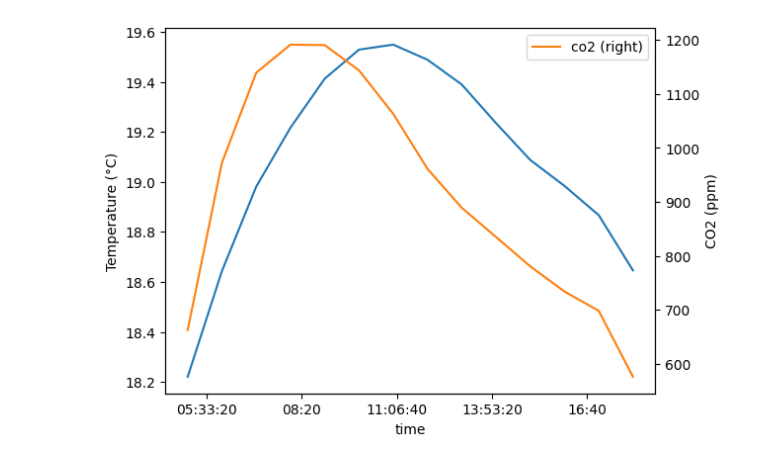
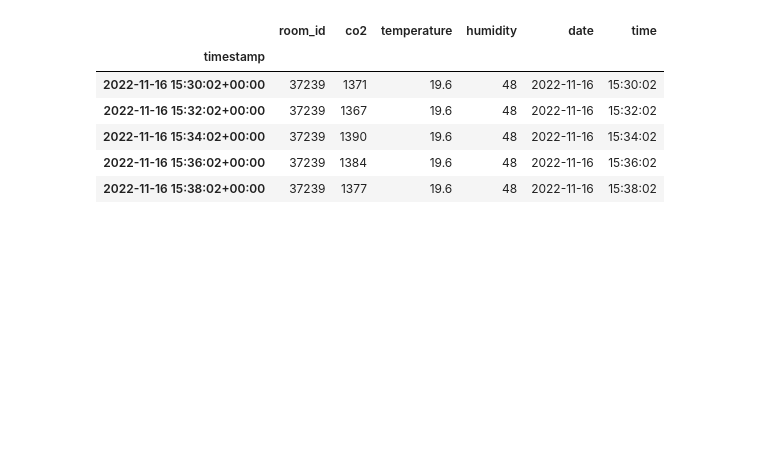
Before and after one commit to jekabsGritans/co2_dati, a Jupyter notebook: notebook.ipynb, the cells around one changed output. Drawn from its saved outputs; the diff is of its cells as text; code cells hidden in the pictures; blank space fills up the shorter version.

Commit message:
plots

```diff
--- a/notebook.ipynb
+++ b/notebook.ipynb
@@ -12,32 +15,18 @@ df.head()
-# %%
-import matplotlib.pyplot as plt
-df_30 = df.copy()
-df_30.drop('room_id', axis=1, inplace=True)
-
-df_30['timestamp'] = pd.to_datetime(df_30['timestamp'])
-df_30.set_index('timestamp', inplace=True)
-
-df_30 = df_30.between_time('5:00', '18:00')
-
-df_30['time'] = df_30.index.time
-df_30['time'] = df_30['time'].apply(lambda x: x.replace(minute=0,second=0, microsecond=0))
-
-df_30 = df_30.groupby(['time']).mean()
-
-
-#plot with legend
-
-df_30['temperature'].plot()
-plt.ylabel('Temperature (°C)')
-plt.xlabel('Time')
-
-df_30['co2'].plot(secondary_y=True)
-
-plt.legend()
-
-plt.ylabel('CO2 (ppm)')
-plt.xlabel('Time')
-
-plt.show()
-# %% [output]
-[figure, removed]
+# %%
+df = raw.copy().between_time('07:30', '16:30')
+df = df[~df.index.dayofweek.isin([5, 6])]
+df['date'] = df.index.date
+df['time'] = df.index.time
+
+df = df[df['co2'] < 5000]
+df = df[df['co2'] > 600]
+df = df[df['temperature'].notna()]
+df.head()
+# %% [output]
+|  | room_id | co2 | temperature | humidity | date | time |
+| timestamp |  |  |  |  |  |  |
+| 2022-11-16 15:30:02+00:00 | 37239 | 1371 | 19.6 | 48 | 2022-11-16 | 15:30:02 |
+| 2022-11-16 15:32:02+00:00 | 37239 | 1367 | 19.6 | 48 | 2022-11-16 | 15:32:02 |
+| 2022-11-16 15:34:02+00:00 | 37239 | 1390 | 19.6 | 48 | 2022-11-16 | 15:34:02 |
+| 2022-11-16 15:36:02+00:00 | 37239 | 1384 | 19.6 | 48 | 2022-11-16 | 15:36:02 |
+| 2022-11-16 15:38:02+00:00 | 37239 | 1377 | 19.6 | 48 | 2022-11-16 | 15:38:02 |
```
Also changed, not shown: parts of 3 cells of this notebook.
